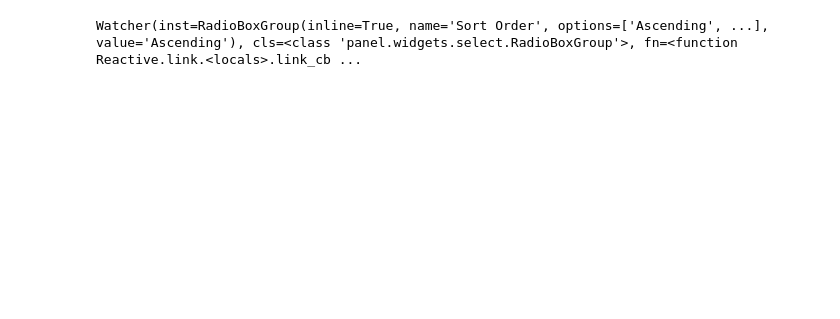
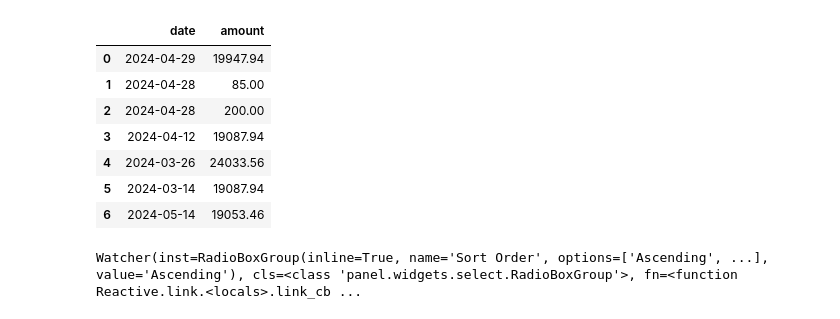
Before and after one commit to EliasManj/budgets-visualization, a Jupyter notebook: Visualize.ipynb, the cells around one changed output. Saved outputs shown, nothing was run; the diff lists cells and outputs as text; code cells hidden in the pictures; blank space fills up the shorter version.

```diff
--- a/Visualize.ipynb
+++ b/Visualize.ipynb
@@ -52,3 +38,31 @@ budget_df.columns = ['tag','category','budget']
+# %%
+df_transactions = fetch_data("SELECT * FROM transactions")
+df_imports = fetch_data("SELECT * FROM imports")
+df_accumulations = fetch_data("SELECT * FROM budget_accumulations")
+df_transactions = df_transactions.sort_values(by='tag')
+df_transactions['date'] = pd.to_datetime(df_transactions['date'], format='%Y-%m-%d', errors='coerce')
+df_imports['date'] = pd.to_datetime(df_imports['date'], format='%Y-%m-%d', errors='coerce')
+df_accumulations['date'] = pd.to_datetime(df_accumulations['date'], format='%Y-%m-%d', errors='coerce')
+df_transactions
+
+with open('budgets.yaml', 'r') as file:
+    yaml_data = yaml.safe_load(file)
+
+budget_df = pd.DataFrame(yaml_data['budgets'])
+total_budget_per_month = budget_df['amount'].sum()
+total_expenses_per_month = budget_df[ budget_df['category'] == 'Expense' ]['amount'].sum()
+total_investments_per_month = budget_df[ budget_df['category'] != 'Expense' ]['amount'].sum()
+budget_df.columns = ['tag','category','budget']
+df_imports
+# %% [output]
+|  | date | amount |
+| 0 | 2024-04-29 | 19947.94 |
+| 1 | 2024-04-28 | 85.00 |
+| 2 | 2024-04-28 | 200.00 |
+| 3 | 2024-04-12 | 19087.94 |
+| 4 | 2024-03-26 | 24033.56 |
+| 5 | 2024-03-14 | 19087.94 |
+| 6 | 2024-05-14 | 19053.46 |
 # %%
 start_date = pd.Timestamp('2024-01-01')
 tags = list(budget_df['tag'])
```
Also changed, not shown: parts of 3 cells of this notebook, 10 other files.
